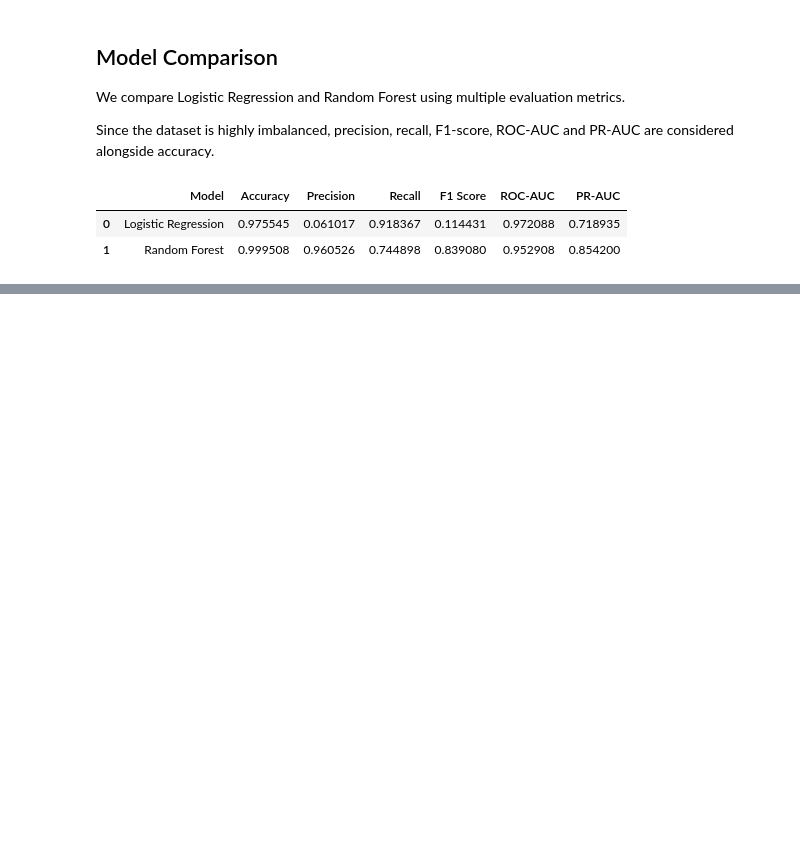
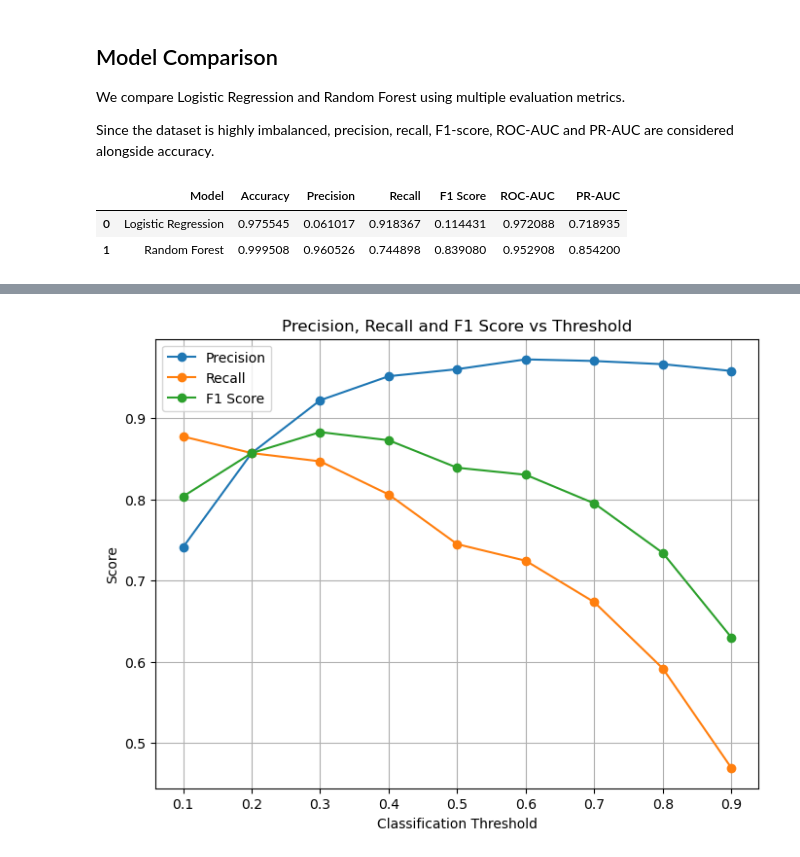
Before and after one commit to TanmayChauhan123/Credit-Card-Fraud-Detection, a Jupyter notebook: credit_card_fraud_detection.ipynb, the cells around one changed output, grey strips where cells are left out. Saved outputs shown, nothing was run; the diff lists cells and outputs as text; code cells hidden in the pictures; blank space fills up the shorter version.

```diff
--- a/credit_card_fraud_detection.ipynb
+++ b/credit_card_fraud_detection.ipynb
@@ -441,0 +752,32 @@ comparison
+# %%
+plt.figure(figsize=(8, 6))
+
+plt.plot(
+    threshold_df["Threshold"],
+    threshold_df["Precision"],
+    marker="o",
+    label="Precision"
+)
+
+plt.plot(
+    threshold_df["Threshold"],
+    threshold_df["Recall"],
+    marker="o",
+    label="Recall"
+)
+
+plt.plot(
+    threshold_df["Threshold"],
+    threshold_df["F1 Score"],
+    marker="o",
+    label="F1 Score"
+)
+
+plt.xlabel("Classification Threshold")
+plt.ylabel("Score")
+plt.title("Precision, Recall and F1 Score vs Threshold")
+plt.legend()
+plt.grid()
+plt.show()
+# %% [output]
+[figure, added]
```
Also changed, not shown: parts of 37 cells of this notebook, 2 other files.
